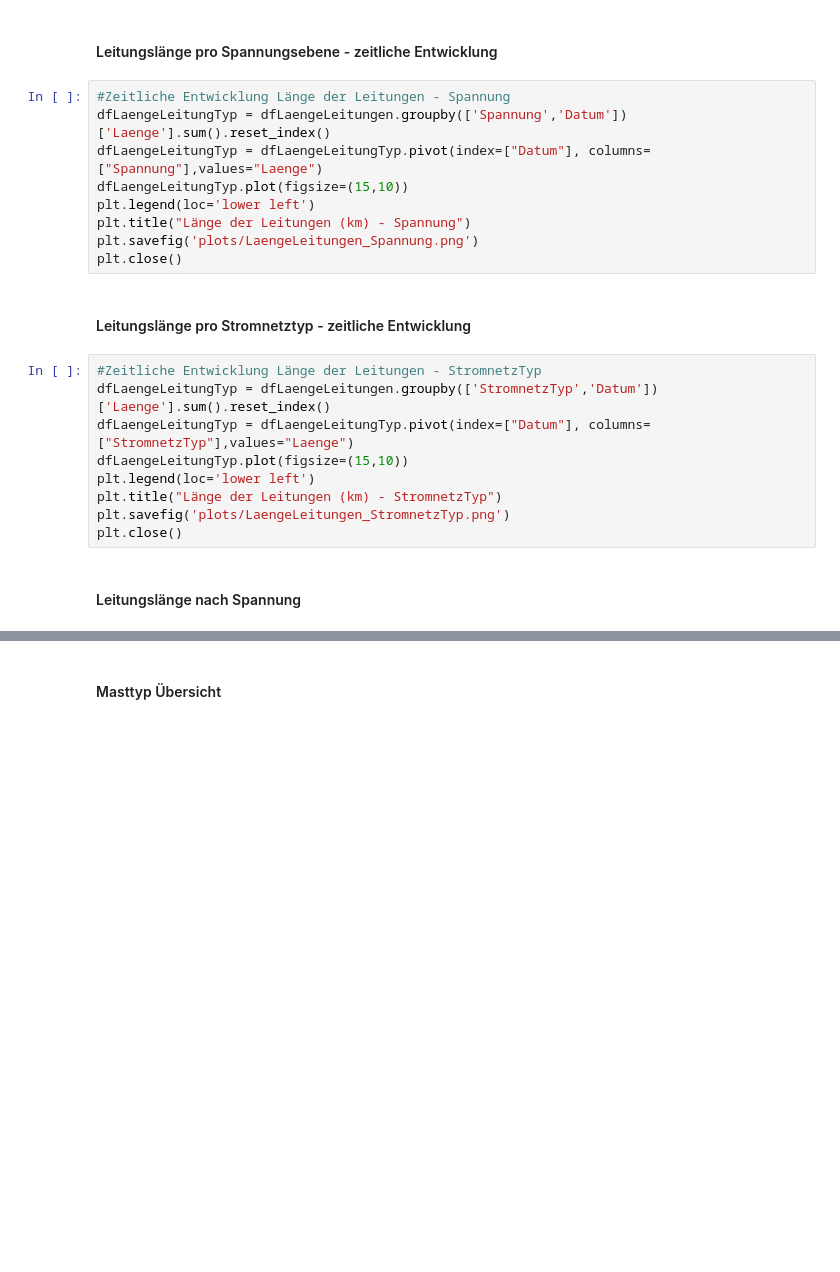
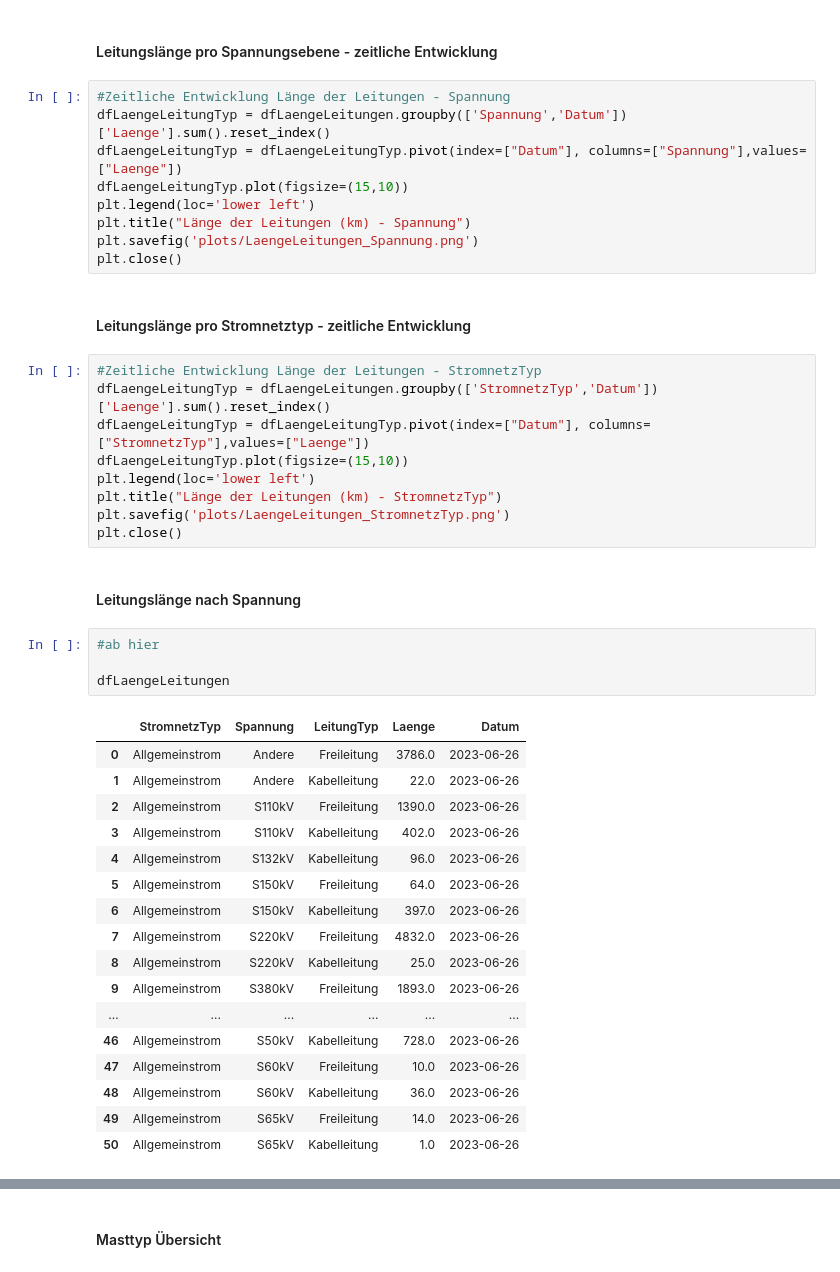
Before and after one commit to SFOE/KeyFiguresElectricalInstallations, a Jupyter notebook: KeyFiguresElectricalInstallations36kV.ipynb, the cells around one changed output, grey strips where cells are left out. Saved outputs shown, nothing was run; the diff lists cells and outputs as text; blank space fills up the shorter version.

```diff
--- a/KeyFiguresElectricalInstallations36kV.ipynb
+++ b/KeyFiguresElectricalInstallations36kV.ipynb
@@ -248,7 +248,7 @@ plt.close()
 # %%
 #Zeitliche Entwicklung Länge der Leitungen - Spannung
 dfLaengeLeitungTyp = dfLaengeLeitungen.groupby(['Spannung','Datum'])['Laenge'].sum().reset_index()
-dfLaengeLeitungTyp = dfLaengeLeitungTyp.pivot(index=["Datum"], columns=["Spannung"],values="Laenge")
+dfLaengeLeitungTyp = dfLaengeLeitungTyp.pivot(index=["Datum"], columns=["Spannung"],values=["Laenge"])
 dfLaengeLeitungTyp.plot(figsize=(15,10))
 plt.legend(loc='lower left')
 plt.title("Länge der Leitungen (km) - Spannung")
@@ -259,7 +259,7 @@ plt.close()
 # %%
 #Zeitliche Entwicklung Länge der Leitungen - StromnetzTyp
 dfLaengeLeitungTyp = dfLaengeLeitungen.groupby(['StromnetzTyp','Datum'])['Laenge'].sum().reset_index()
-dfLaengeLeitungTyp = dfLaengeLeitungTyp.pivot(index=["Datum"], columns=["StromnetzTyp"],values="Laenge")
+dfLaengeLeitungTyp = dfLaengeLeitungTyp.pivot(index=["Datum"], columns=["StromnetzTyp"],values=["Laenge"])
 dfLaengeLeitungTyp.plot(figsize=(15,10))
 plt.legend(loc='lower left')
 plt.title("Länge der Leitungen (km) - StromnetzTyp")
@@ -267,3 +267,25 @@ plt.savefig('plots/LaengeLeitungen_StromnetzTyp.png')
 plt.close()
 # %% [markdown]
 #### Leitungslänge nach Spannung
+# %%
+#ab hier
+
+dfLaengeLeitungen
+# %% [output]
+|  | StromnetzTyp | Spannung | LeitungTyp | Laenge | Datum |
+| 0 | Allgemeinstrom | Andere | Freileitung | 3786.0 | 2023-06-26 |
+| 1 | Allgemeinstrom | Andere | Kabelleitung | 22.0 | 2023-06-26 |
+| 2 | Allgemeinstrom | S110kV | Freileitung | 1390.0 | 2023-06-26 |
+| 3 | Allgemeinstrom | S110kV | Kabelleitung | 402.0 | 2023-06-26 |
+| 4 | Allgemeinstrom | S132kV | Kabelleitung | 96.0 | 2023-06-26 |
+| 5 | Allgemeinstrom | S150kV | Freileitung | 64.0 | 2023-06-26 |
+| 6 | Allgemeinstrom | S150kV | Kabelleitung | 397.0 | 2023-06-26 |
+| 7 | Allgemeinstrom | S220kV | Freileitung | 4832.0 | 2023-06-26 |
+| 8 | Allgemeinstrom | S220kV | Kabelleitung | 25.0 | 2023-06-26 |
+| 9 | Allgemeinstrom | S380kV | Freileitung | 1893.0 | 2023-06-26 |
+| ... | ... | ... | ... | ... | ... |
+| 46 | Allgemeinstrom | S50kV | Kabelleitung | 728.0 | 2023-06-26 |
+| 47 | Allgemeinstrom | S60kV | Freileitung | 10.0 | 2023-06-26 |
+| 48 | Allgemeinstrom | S60kV | Kabelleitung | 36.0 | 2023-06-26 |
+| 49 | Allgemeinstrom | S65kV | Freileitung | 14.0 | 2023-06-26 |
+| 50 | Allgemeinstrom | S65kV | Kabelleitung | 1.0 | 2023-06-26 |
```
Also changed, not shown: parts of 3 cells of this notebook.
